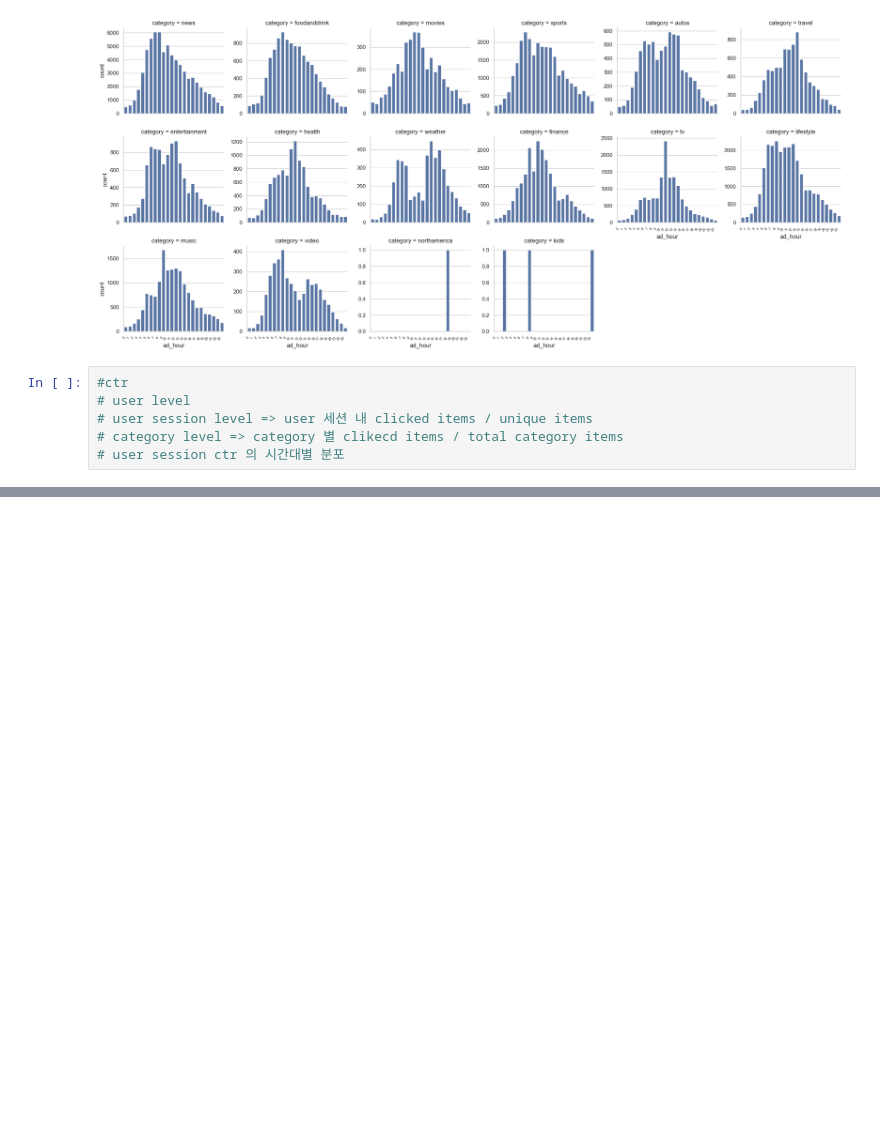
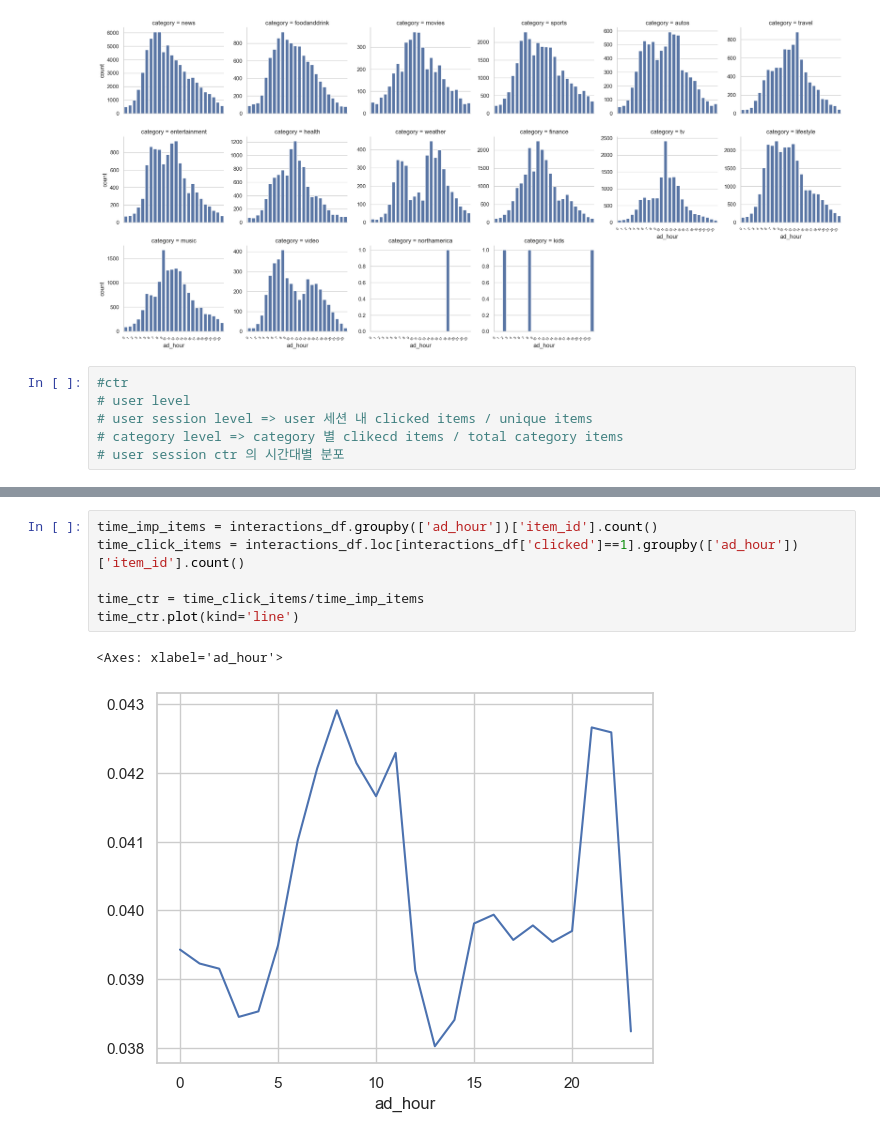
Before and after one commit to KyungbinChoi/RecSys_project, a Jupyter notebook: notebooks/01_eda.ipynb, the cells around one changed output, grey strips where cells are left out. Cells and saved outputs as stored; diff of their text form; blank space fills up the shorter version.

```diff
--- a/notebooks/eda.ipynb
+++ b/notebooks/01_eda.ipynb
@@ -494,0 +579,9 @@ Name: item_id, dtype: float64
+# %%
+time_imp_items = interactions_df.groupby(['ad_hour'])['item_id'].count()
+time_click_items = interactions_df.loc[interactions_df['clicked']==1].groupby(['ad_hour'])['item_id'].count()
+
+time_ctr = time_click_items/time_imp_items
+time_ctr.plot(kind='line')
+# %% [output]
+<Axes: xlabel='ad_hour'>
+[figure, added]
```
Also changed, not shown: parts of 21 cells of this notebook, 1 other file.
